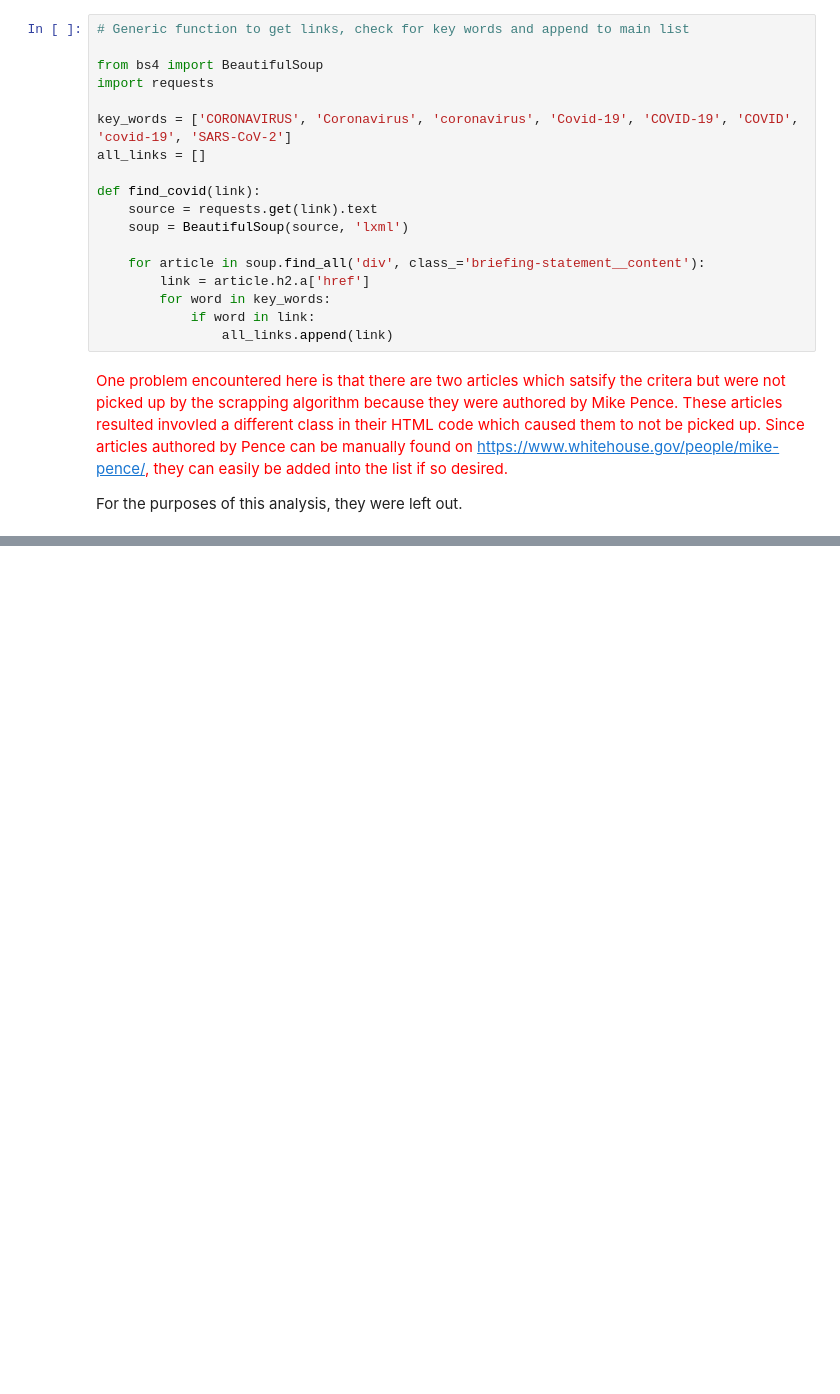
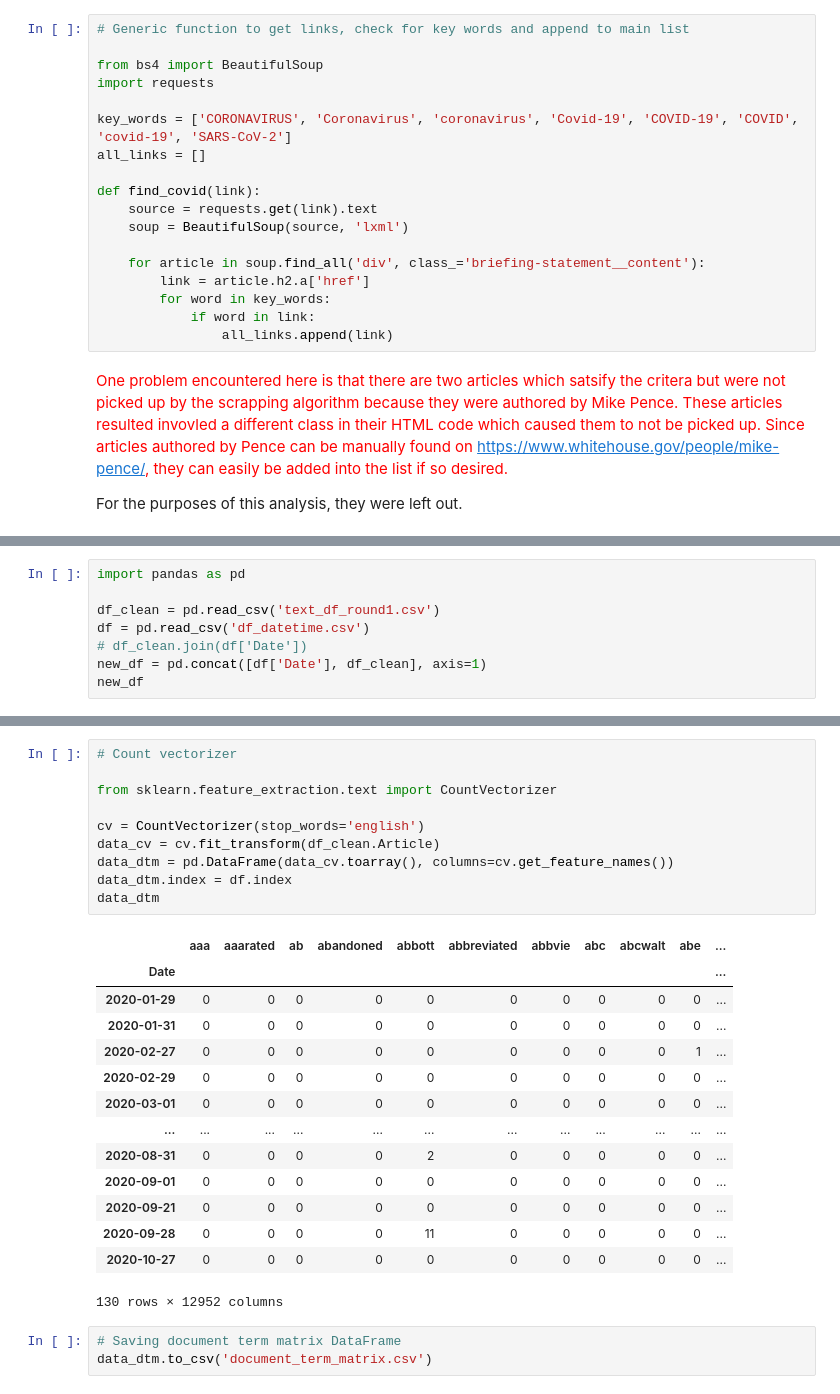
Before and after one commit to ForrestHo/WhiteHouse_COVID_Analysis, a Jupyter notebook: Main.ipynb, the cells around one changed output, grey strips where cells are left out. Saved outputs shown, nothing was run; the diff lists cells and outputs as text; blank space fills up the shorter version.

```diff
--- a/Main.ipynb
+++ b/Main.ipynb
@@ -45,0 +296,8 @@ print(all_links)
+# %%
+import pandas as pd
+
+df_clean = pd.read_csv('text_df_round1.csv')
+df = pd.read_csv('df_datetime.csv')
+# df_clean.join(df['Date'])
+new_df = pd.concat([df['Date'], df_clean], axis=1)
+new_df
@@ -45,0 +322,28 @@ print(all_links)
+# %%
+# Count vectorizer
+
+from sklearn.feature_extraction.text import CountVectorizer
+
+cv = CountVectorizer(stop_words='english')
+data_cv = cv.fit_transform(df_clean.Article)
+data_dtm = pd.DataFrame(data_cv.toarray(), columns=cv.get_feature_names())
+data_dtm.index = df.index
+data_dtm
+# %% [output]
+|  | aaa | aaarated | ab | abandoned | abbott | abbreviated | abbvie | abc | abcwalt | abe | ... |
+| Date |  |  |  |  |  |  |  |  |  |  | ... |
+| 2020-01-29 | 0 | 0 | 0 | 0 | 0 | 0 | 0 | 0 | 0 | 0 | ... |
+| 2020-01-31 | 0 | 0 | 0 | 0 | 0 | 0 | 0 | 0 | 0 | 0 | ... |
+| 2020-02-27 | 0 | 0 | 0 | 0 | 0 | 0 | 0 | 0 | 0 | 1 | ... |
+| 2020-02-29 | 0 | 0 | 0 | 0 | 0 | 0 | 0 | 0 | 0 | 0 | ... |
+| 2020-03-01 | 0 | 0 | 0 | 0 | 0 | 0 | 0 | 0 | 0 | 0 | ... |
+| ... | ... | ... | ... | ... | ... | ... | ... | ... | ... | ... | ... |
+| 2020-08-31 | 0 | 0 | 0 | 0 | 2 | 0 | 0 | 0 | 0 | 0 | ... |
+| 2020-09-01 | 0 | 0 | 0 | 0 | 0 | 0 | 0 | 0 | 0 | 0 | ... |
+| 2020-09-21 | 0 | 0 | 0 | 0 | 0 | 0 | 0 | 0 | 0 | 0 | ... |
+| 2020-09-28 | 0 | 0 | 0 | 0 | 11 | 0 | 0 | 0 | 0 | 0 | ... |
+| 2020-10-27 | 0 | 0 | 0 | 0 | 0 | 0 | 0 | 0 | 0 | 0 | ... |
+130 rows × 12952 columns
+# %%
+# Saving document term matrix DataFrame
+data_dtm.to_csv('document_term_matrix.csv')
```
Also changed, not shown: parts of 34 cells of this notebook.
